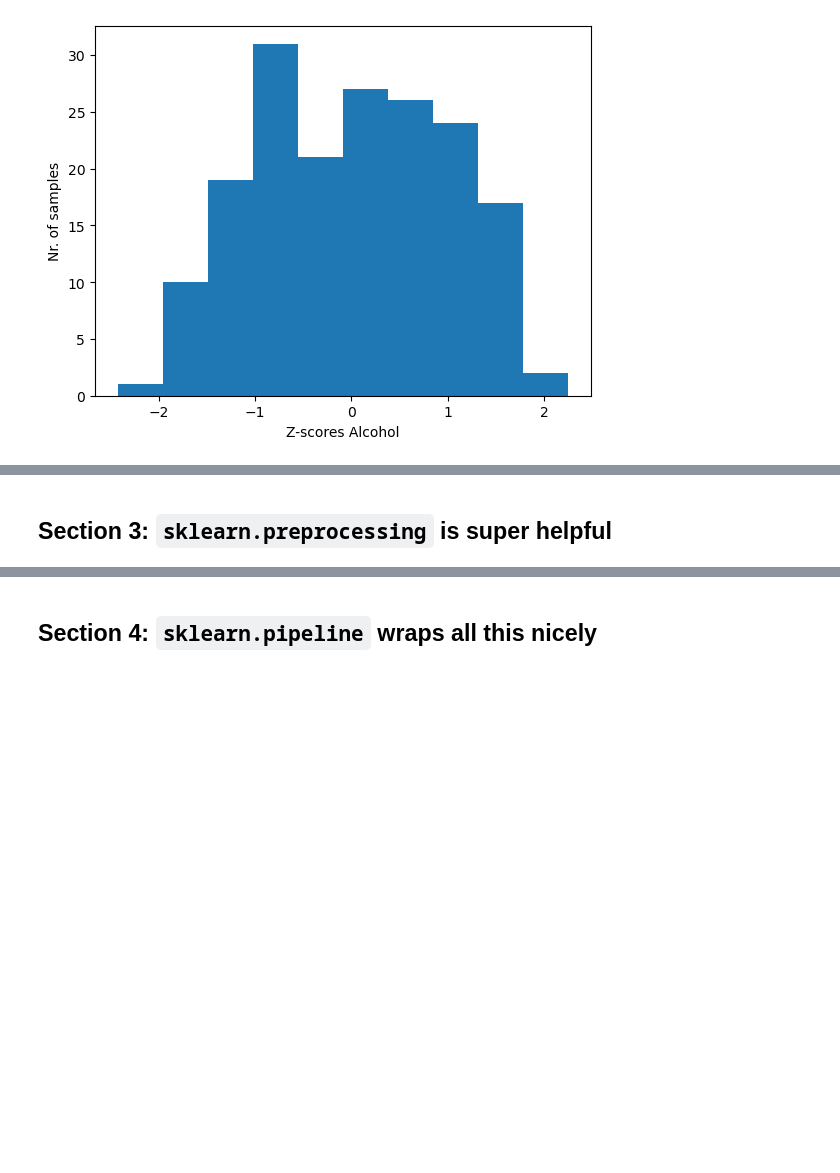
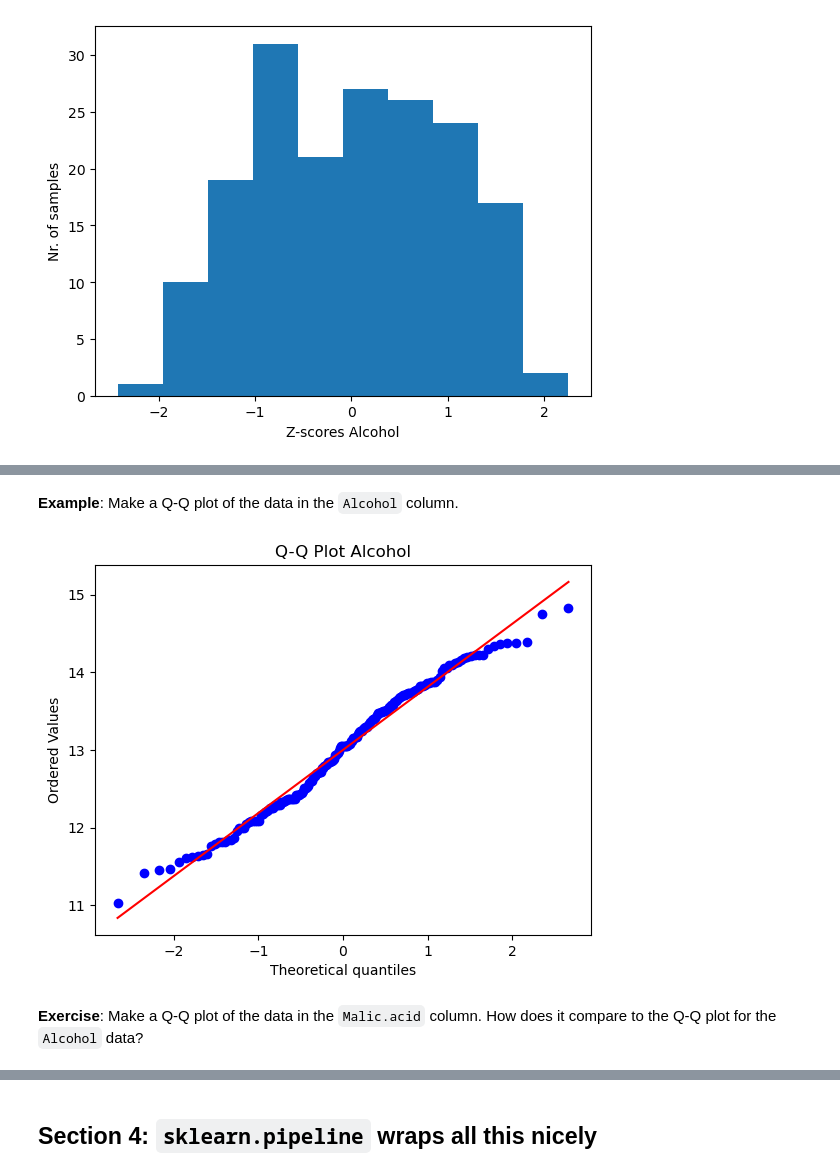
Before and after one commit to atleer/intro-to-deep-learning-dev, a Jupyter notebook: Day02/07_data_standardization/07_data_standardization.ipynb, the cells around one changed output, grey strips where cells are left out. Drawn from its saved outputs; the diff is of its cells as text; code cells hidden in the pictures; blank space fills up the shorter version.

Commit message:
revise section 2 + additions section 3 ref table

```diff
--- a/Day02/07_data_standardization/07_data_standardization.ipynb
+++ b/Day02/07_data_standardization/07_data_standardization.ipynb
@@ -293,2 +299,11 @@ Index(['Wine', 'Alcohol', 'Malic.acid', 'Ash', 'Acl', 'Mg', 'Phenols',
-# %% [markdown]
-## Section 3: `sklearn.preprocessing` is super helpful
+# %% [markdown]
+**Example**: Make a Q-Q plot of the data in the `Alcohol` column.
+# %%
+alcohol = df['Alcohol'].values
+# %%
+stats.probplot(alcohol, dist="norm", plot=plt)
+plt.title("Q-Q Plot Alcohol");
+# %% [output]
+[figure, added]
+# %% [markdown]
+**Exercise**: Make a Q-Q plot of the data in the `Malic.acid` column. How does it compare to the Q-Q plot for the `Alcohol` data?
```
Also changed, not shown: parts of 37 cells of this notebook.
